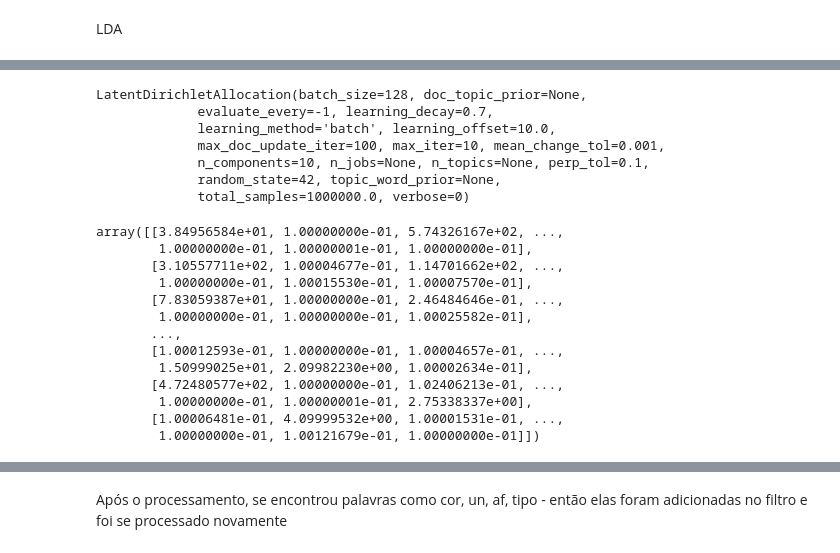
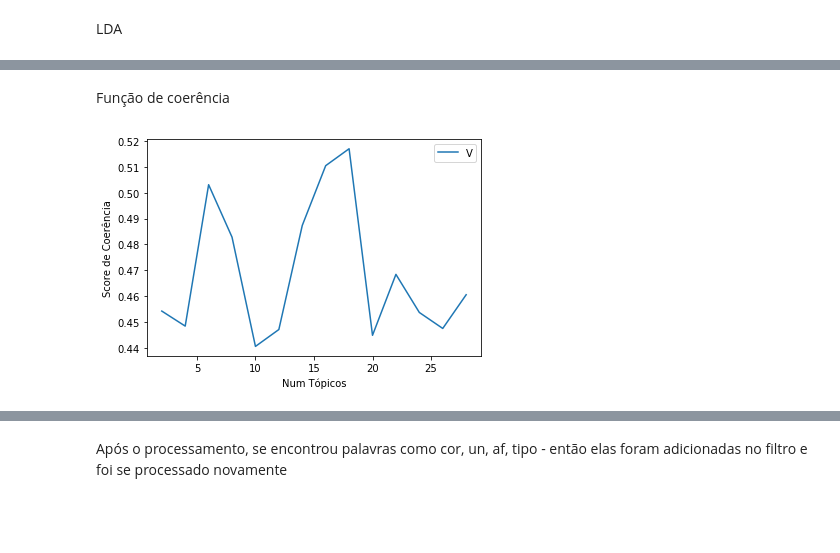
Before and after one commit to IonaSantana/Artificial-Intelligence, a Jupyter notebook: Projects/NLP/Maiores_investimentos_licitações1.ipynb, the cells around one changed output, grey strips where cells are left out. Saved outputs shown, nothing was run; the diff lists cells and outputs as text; code cells hidden in the pictures; blank space fills up the shorter version.

Commit message:
lda multicore

```diff
--- a/Projects/NLP/Maiores_investimentos_licitações1.ipynb
+++ b/Projects/NLP/Maiores_investimentos_licitações1.ipynb
@@ -290,26 +295,24 @@ LDA = LatentDirichletAllocation(n_components=10,random_state=42)
-# %%
-LDA.fit(dtm)
-# %% [output]
-LatentDirichletAllocation(batch_size=128, doc_topic_prior=None,
-             evaluate_every=-1, learning_decay=0.7,
-             learning_method='batch', learning_offset=10.0,
-             max_doc_update_iter=100, max_iter=10, mean_change_tol=0.001,
-             n_components=10, n_jobs=None, n_topics=None, perp_tol=0.1,
-             random_state=42, topic_word_prior=None,
-             total_samples=1000000.0, verbose=0)
-# %%
-LDA.components_
-# %% [output]
-array([[3.84956584e+01, 1.00000000e-01, 5.74326167e+02, ...,
-        1.00000000e-01, 1.00000001e-01, 1.00000000e-01],
-       [3.10557711e+02, 1.00004677e-01, 1.14701662e+02, ...,
-        1.00000000e-01, 1.00015530e-01, 1.00007570e-01],
-       [7.83059387e+01, 1.00000000e-01, 2.46484646e-01, ...,
-        1.00000000e-01, 1.00000000e-01, 1.00025582e-01],
-       ...,
-       [1.00012593e-01, 1.00000000e-01, 1.00004657e-01, ...,
-        1.50999025e+01, 2.09982230e+00, 1.00002634e-01],
-       [4.72480577e+02, 1.00000000e-01, 1.02406213e-01, ...,
-        1.00000000e-01, 1.00000001e-01, 2.75338337e+00],
-       [1.00006481e-01, 4.09999532e+00, 1.00001531e-01, ...,
-        1.00000000e-01, 1.00121679e-01, 1.00000000e-01]])
+# %% [markdown]
+Função de coerência
+# %%
+def compute_coherence_values(dictionary, corpus, texts, limit, start=2, step=5):
+    coherence_values = []
+    model_list = []
+    for num_topics in tqdm(range(start, limit, step)):
+        model = LdaMulticore(corpus, id2word=id2word, num_topics=10)
+        model_list.append(model)
+        coherencemodel = CoherenceModel(model=model, texts=texts, dictionary=dictionary, coherence='c_v')
+        coherence_values.append(coherencemodel.get_coherence())
+    return model_list, coherence_values
+# %%
+model_list, coherence_values = compute_coherence_values(dictionary=id2word, corpus=corpus, texts=lic, start=2, limit=30, step=2)
+# %%
+limit=30; start=2; step=2;
+x = range(start, limit, step)
+plt.plot(x, coherence_values)
+plt.xlabel("Num Tópicos")
+plt.ylabel("Score de Coerência")
+plt.legend(("Valores de Coerência"), loc='best')
+plt.show()
+# %% [output]
+[figure, added]
```
Also changed, not shown: parts of 32 cells of this notebook.
